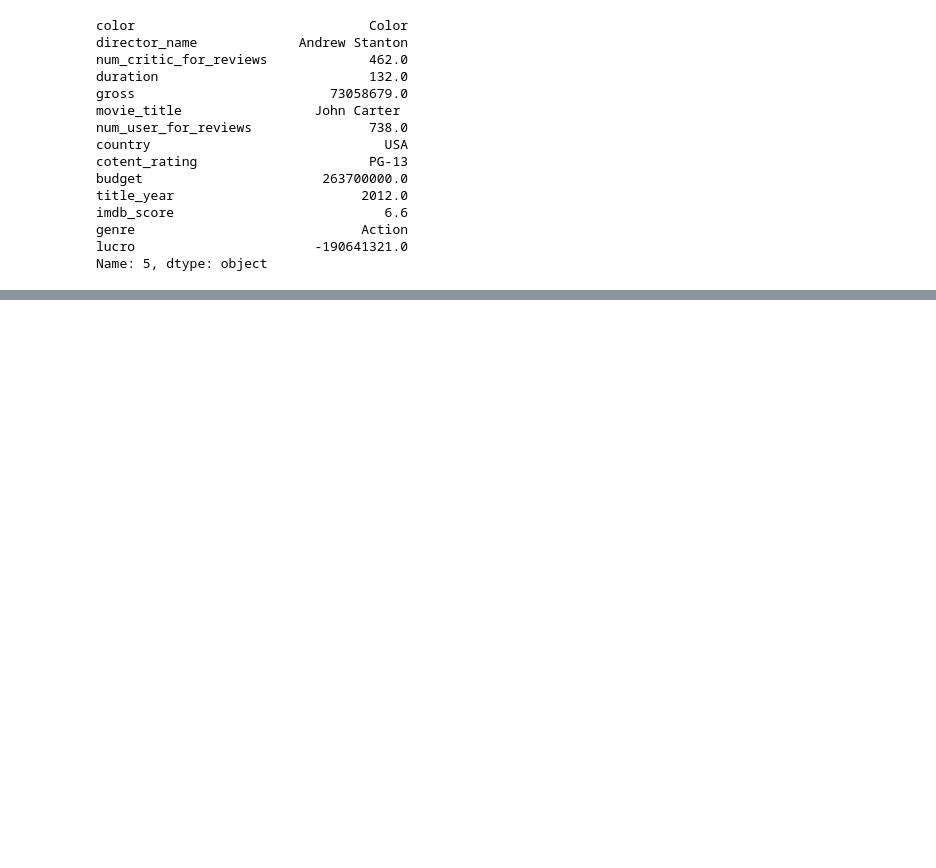
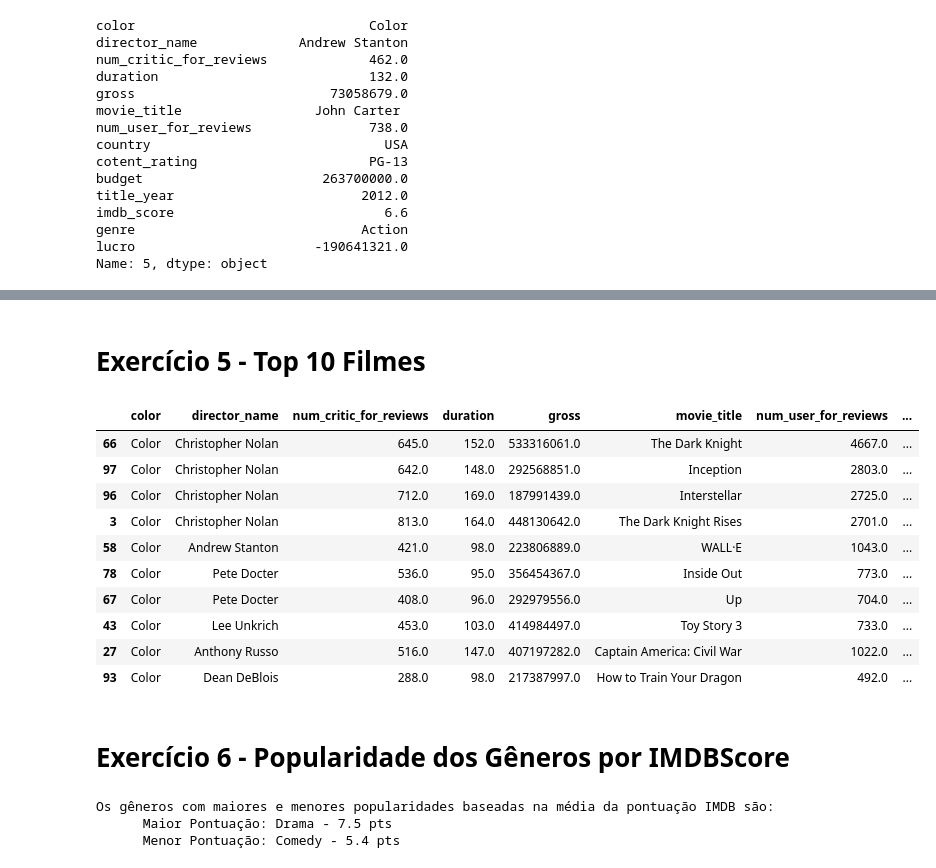
Before and after one commit to ltsmartins/AdaDS, a Jupyter notebook: TecnicasProgramacao/Ex06.ipynb, the cells around one changed output, grey strips where cells are left out. Cells and saved outputs as stored; diff of their text form; code cells hidden in the pictures; blank space fills up the shorter version.

```diff
--- a/TecnicasProgramacao/Ex06.ipynb
+++ b/TecnicasProgramacao/Ex06.ipynb
@@ -89,0 +101,28 @@ Name: 5, dtype: object
+# %% [markdown]
+# Exercício 5 - Top 10 Filmes
+# %%
+df.sort_values('imdb_score', ascending=False)[:10]
+# %% [output]
+|  | color | director_name | num_critic_for_reviews | duration | gross | movie_title | num_user_for_reviews | ... |
+| 66 | Color | Christopher Nolan | 645.0 | 152.0 | 533316061.0 | The Dark Knight | 4667.0 | ... |
+| 97 | Color | Christopher Nolan | 642.0 | 148.0 | 292568851.0 | Inception | 2803.0 | ... |
+| 96 | Color | Christopher Nolan | 712.0 | 169.0 | 187991439.0 | Interstellar | 2725.0 | ... |
+| 3 | Color | Christopher Nolan | 813.0 | 164.0 | 448130642.0 | The Dark Knight Rises | 2701.0 | ... |
+| 58 | Color | Andrew Stanton | 421.0 | 98.0 | 223806889.0 | WALL·E | 1043.0 | ... |
+| 78 | Color | Pete Docter | 536.0 | 95.0 | 356454367.0 | Inside Out | 773.0 | ... |
+| 67 | Color | Pete Docter | 408.0 | 96.0 | 292979556.0 | Up | 704.0 | ... |
+| 43 | Color | Lee Unkrich | 453.0 | 103.0 | 414984497.0 | Toy Story 3 | 733.0 | ... |
+| 27 | Color | Anthony Russo | 516.0 | 147.0 | 407197282.0 | Captain America: Civil War | 1022.0 | ... |
+| 93 | Color | Dean DeBlois | 288.0 | 98.0 | 217387997.0 | How to Train Your Dragon | 492.0 | ... |
+# %% [markdown]
+# Exercício 6 - Popularidade dos Gêneros por IMDBScore
+# %%
+df_temp = df.groupby('genre').agg({'imdb_score':'mean'}).reset_index()
+maior, menor = df_temp.loc[df_temp['imdb_score'].idxmax()], df_temp.loc[df_temp['imdb_score'].idxmin()]
+print(f'''Os gêneros com maiores e menores popularidades baseadas na média da pontuação IMDB são:
+      Maior Pontuação: {maior['genre']} - {maior['imdb_score']} pts
+      Menor Pontuação: {menor['genre']} - {menor['imdb_score']} pts''')
+# %% [output]
+Os gêneros com maiores e menores popularidades baseadas na média da pontuação IMDB são:
+      Maior Pontuação: Drama - 7.5 pts
+      Menor Pontuação: Comedy - 5.4 pts
```
Also changed, not shown: parts of 7 cells of this notebook.
